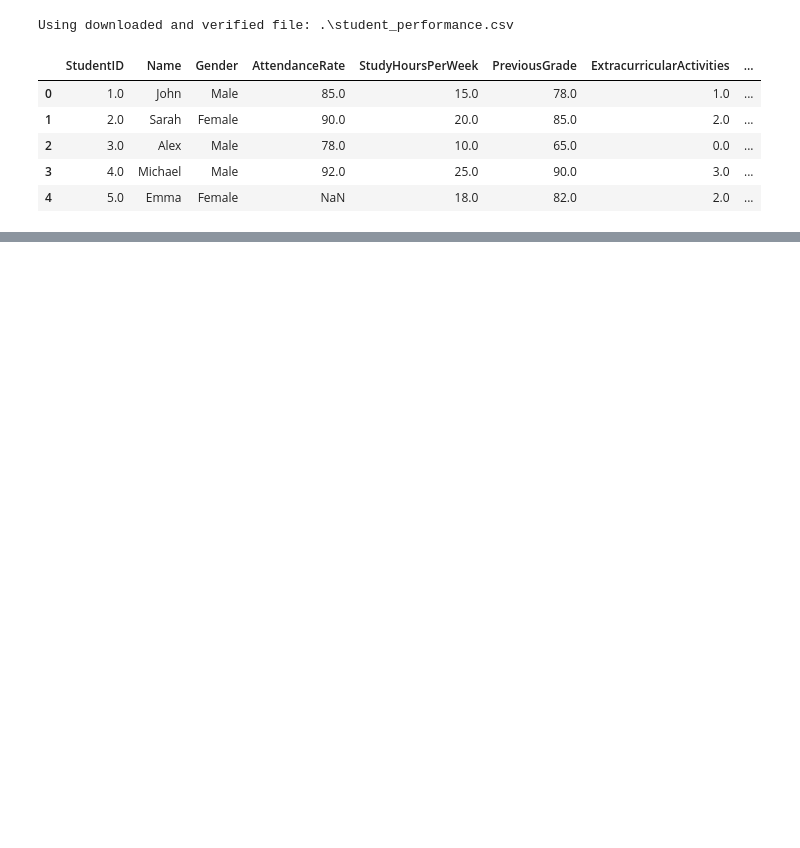
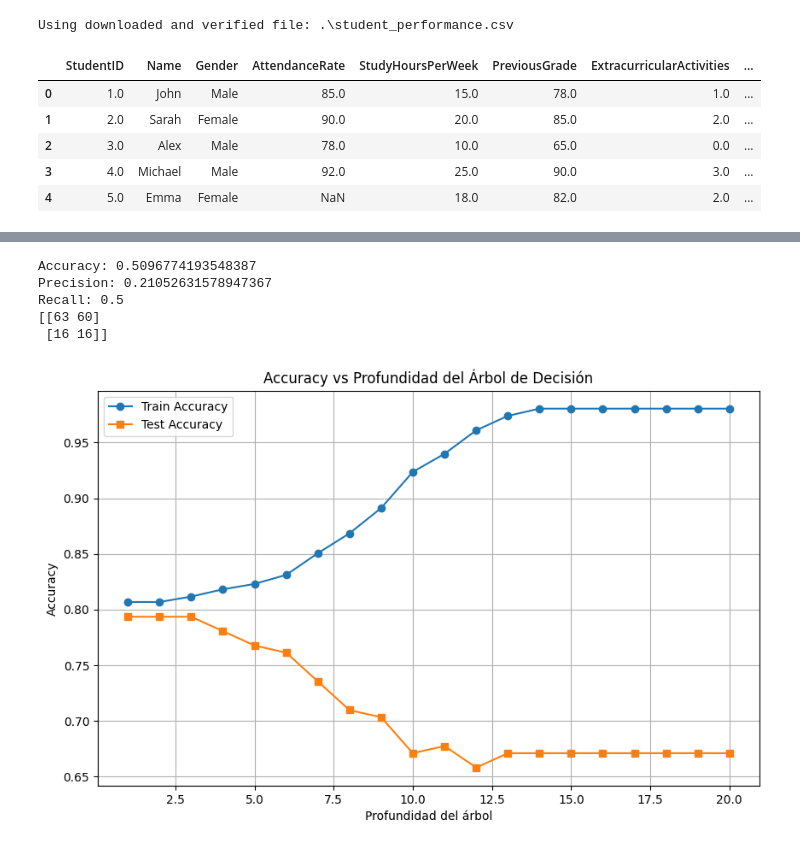
Before and after one commit to Coolfede97/Tecnologias_Exponenciales_2025, a Jupyter notebook: Seminario/datos/TP1.ipynb, the cells around one changed output, grey strips where cells are left out. Cells and saved outputs as stored; diff of their text form; code cells hidden in the pictures; blank space fills up the shorter version.

Commit message:
creo que terminado

```diff
--- a/Seminario/datos/TP1.ipynb
+++ b/Seminario/datos/TP1.ipynb
@@ -1,10 +1,12 @@
 # %%
 import opendatasets as od
 import pandas as pd
+
+# Acá descargo la base de datos. Es de la performance de alumnos según distintas características
 od.download("https://raw.githubusercontent.com/Coolfede97/Tecnologias_Exponenciales_2025/refs/heads/main/Seminario/datos/student_performance.csv")
 
-df = pd.read_csv("https://raw.githubusercontent.com/Coolfede97/Tecnologias_Exponenciales_2025/refs/heads/main/Seminario/datos/student_performance.csv")
-df.head()
+dt_base = pd.read_csv("https://raw.githubusercontent.com/Coolfede97/Tecnologias_Exponenciales_2025/refs/heads/main/Seminario/datos/student_performance.csv")
+dt_base.head()
 
 # El target de esta base de datos es el FinalGrade, que se va a convertir en sobresaliente (1) la nota es >= 90 y no sobresaliente (0) si la nota es < 90
 # %% [output]
@@ -15,3 +17,8 @@ Using downloaded and verified file: .\student_performance.csv
 | 2 | 3.0 | Alex | Male | 78.0 | 10.0 | 65.0 | 0.0 | ... |
 | 3 | 4.0 | Michael | Male | 92.0 | 25.0 | 90.0 | 3.0 | ... |
 | 4 | 5.0 | Emma | Female | NaN | 18.0 | 82.0 | 2.0 | ... |
+# %%
+# No debe correrse más de una vez, a ser que se corra con Run All. Acá cambio el nombre de la columna FinalMark porque será convertido en clasficación binaria
+ofm = 'OutstandingFinalMark'
+dt_base = dt_base.rename(columns={'FinalMark ': ofm})
+dt_base.head()
@@ -27,0 +110,3 @@ df.head()
+# %%
+# El target es la columna OutstandingFinalMark, si la nota es sobresaliente (1) o no (0)
+Y = dt_base[ofm];
@@ -27,0 +172,59 @@ df.head()
+# %%
+# Decision Tree clasifier solo con atributos numéricos continuos
+
+X_continuous = dt_base.drop(columns=[ofm, 'Gender', 'ParentalSupport', 'Online Classes Taken'])
+x_train, x_test, y_train, y_test = train_test_split(X_continuous, Y, test_size=0.2, random_state=42)
+
+param_grid = {
+    'max_depth': [10, 20, 50, 100],
+    'min_samples_leaf': [1, 2, 4],
+}
+
+# En este caso no uso grid search porque lo voy a usar en el siguiente que sí utiliza los atributos categóricos
+# Creo el modelo DecisionTreeClassifier
+model_tsc = DecisionTreeClassifier(max_depth=5, class_weight='balanced')
+
+model_tsc.fit(x_train, y_train)
+
+pred_lr = model_tsc.predict(x_test)
+
+print("Accuracy:", accuracy_score(y_test, pred_lr))
+print("Precision:", precision_score(y_test, pred_lr))
+print("Recall:", recall_score(y_test, pred_lr))
+
+print(confusion_matrix(y_test, pred_lr))
+
+# El rango de depths que voy a probar para después graficar accuracy vs depth
+depths = range(1, 21)
+
+train_accuracies = []
+test_accuracies = []
+
+# Creo un modelo por cada depth y veo como le va, después veo su accuracy y el depth que se utilizó para entrenarlo
+for depth in depths:
+    model = DecisionTreeClassifier(max_depth=depth, random_state=42)
+    model.fit(x_train, y_train)
+
+    train_pred = model.predict(x_train)
+    test_pred = model.predict(x_test)
+
+    train_accuracies.append(accuracy_score(y_train, train_pred))
+    test_accuracies.append(accuracy_score(y_test, test_pred))
+
+# Funciones de matplot para graficar accuracy vs depth y que se vea fachero
+plt.figure(figsize=(10, 6))
+plt.plot(depths, train_accuracies, label='Train Accuracy', marker='o')
+plt.plot(depths, test_accuracies, label='Test Accuracy', marker='s')
+plt.xlabel('Profundidad del árbol')
+plt.ylabel('Accuracy')
+plt.title('Accuracy vs Profundidad del Árbol de Decisión')
+plt.legend()
+plt.grid(True)
+plt.show()
+# %% [output]
+Accuracy: 0.5096774193548387
+Precision: 0.21052631578947367
+Recall: 0.5
+[[63 60]
+ [16 16]]
+[figure, added]
```
Also changed, not shown: parts of 10 cells of this notebook, 1 other file.
